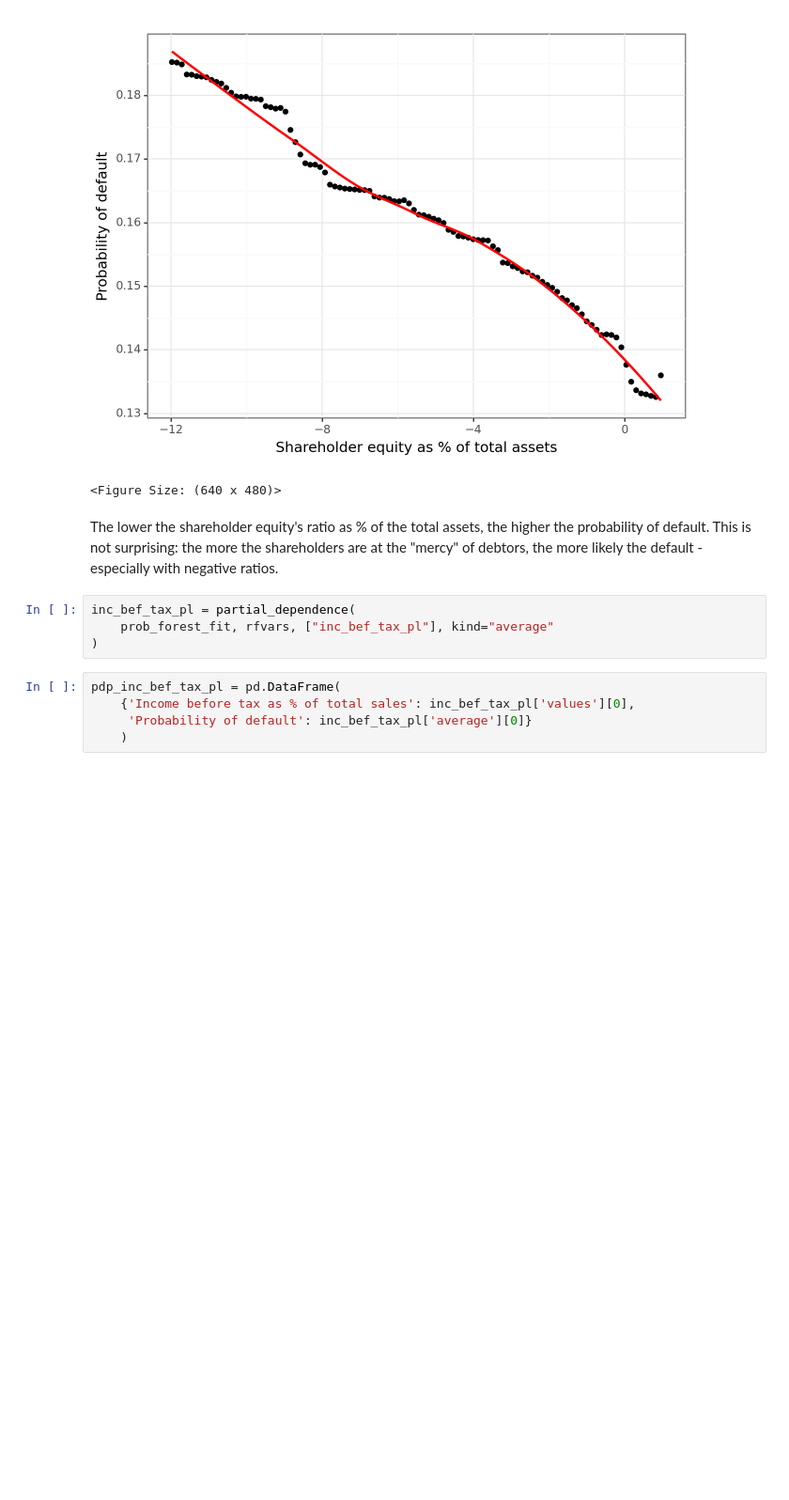
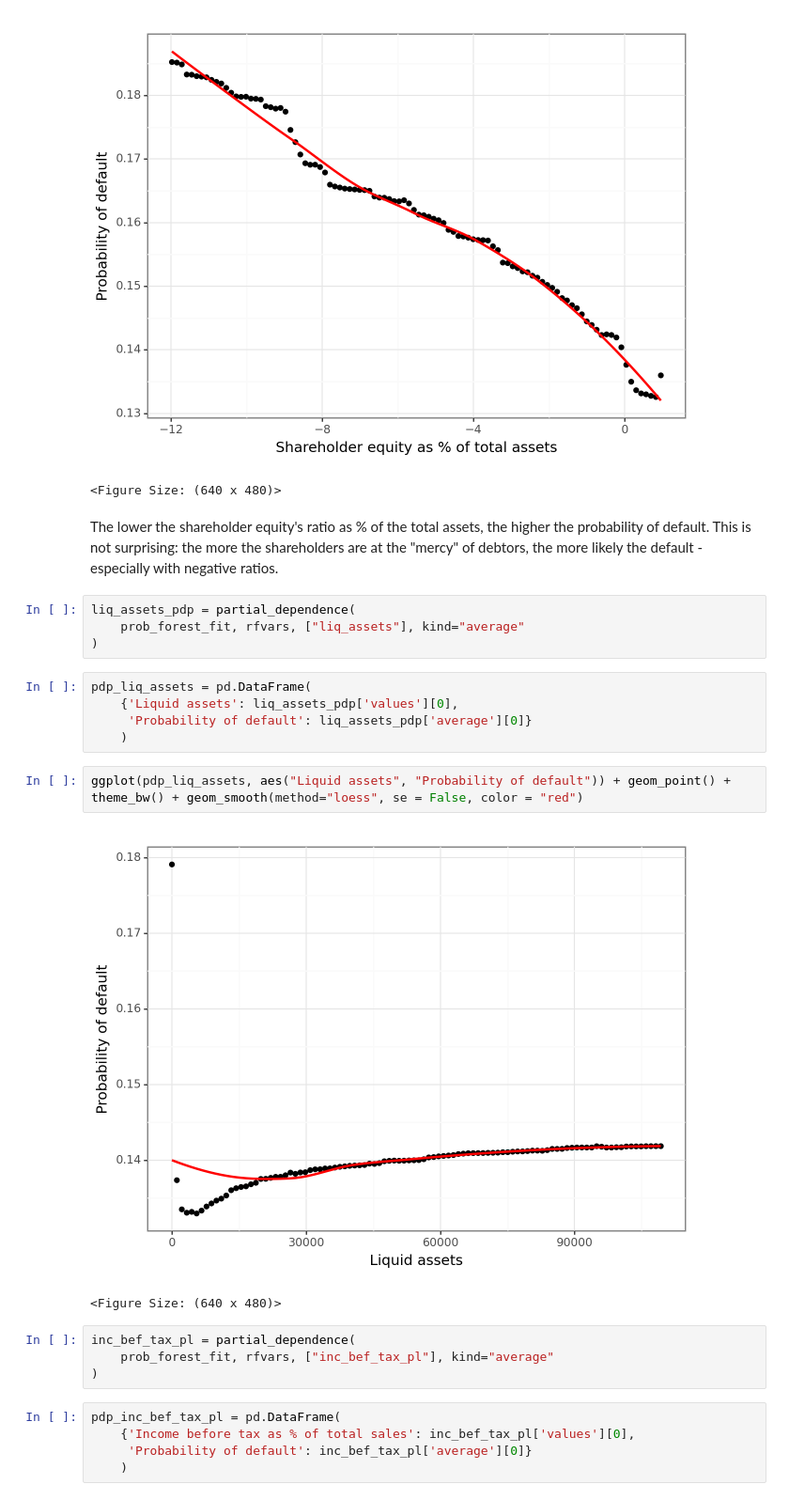
Before and after one commit to balint-thaler/DA3-Assingment-3, a Jupyter notebook: Assignment3.ipynb, the cells around one changed output. Shown at 94% size. Drawn from its saved outputs; the diff is of its cells as text; blank space fills up the shorter version.

```diff
--- a/Assignment3.ipynb
+++ b/Assignment3.ipynb
@@ -2884,6 +2884,20 @@ ggplot(pdp_share_eq_bs, aes("Shareholder equity as % of total assets", "Probabil
 <Figure Size: (640 x 480)>
 # %% [markdown]
 The lower the shareholder equity's ratio as % of the total assets, the higher the probability of default. This is not surprising: the more the shareholders are at the "mercy" of debtors, the more likely the default - especially with negative ratios.
+# %%
+liq_assets_pdp = partial_dependence(
+    prob_forest_fit, rfvars, ["liq_assets"], kind="average"
+)
+# %%
+pdp_liq_assets = pd.DataFrame(
+    {'Liquid assets': liq_assets_pdp['values'][0],
+     'Probability of default': liq_assets_pdp['average'][0]}
+    )
+# %%
+ggplot(pdp_liq_assets, aes("Liquid assets", "Probability of default")) + geom_point() + theme_bw() + geom_smooth(method="loess", se = False, color = "red")
+# %% [output]
+[figure, added]
+<Figure Size: (640 x 480)>
 # %%
 inc_bef_tax_pl = partial_dependence(
     prob_forest_fit, rfvars, ["inc_bef_tax_pl"], kind="average"
```
